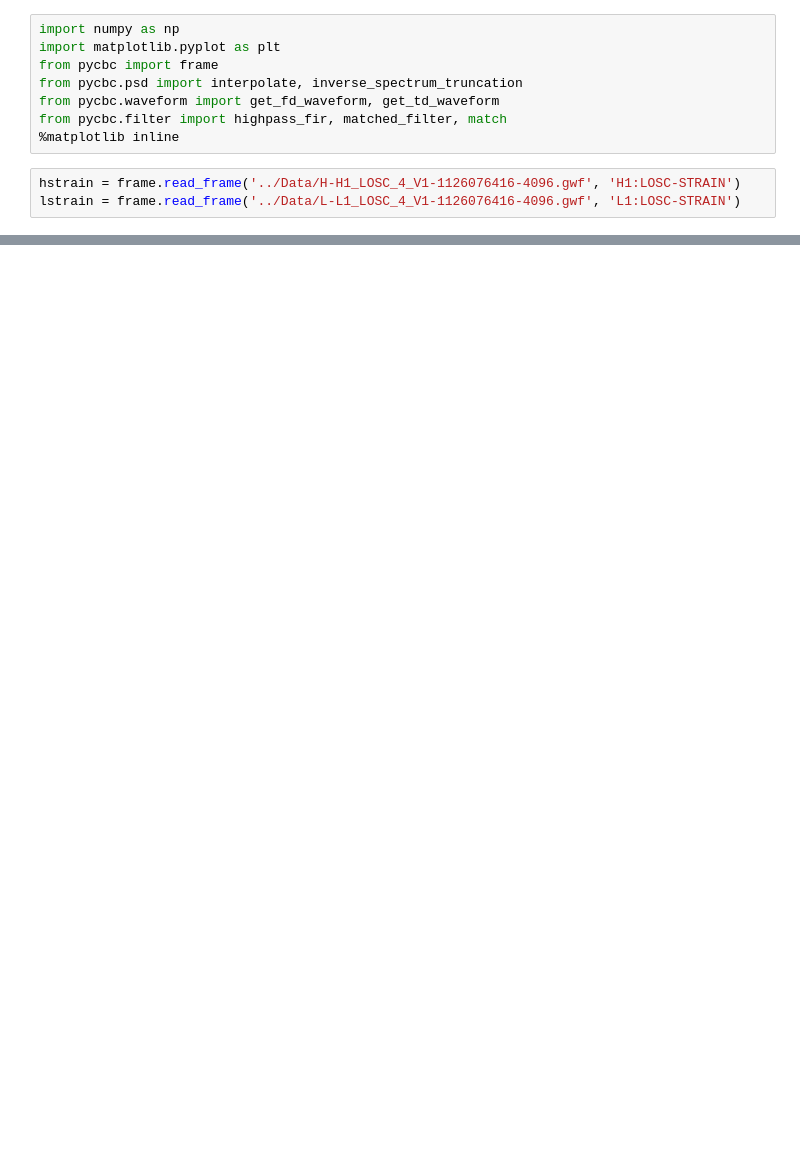
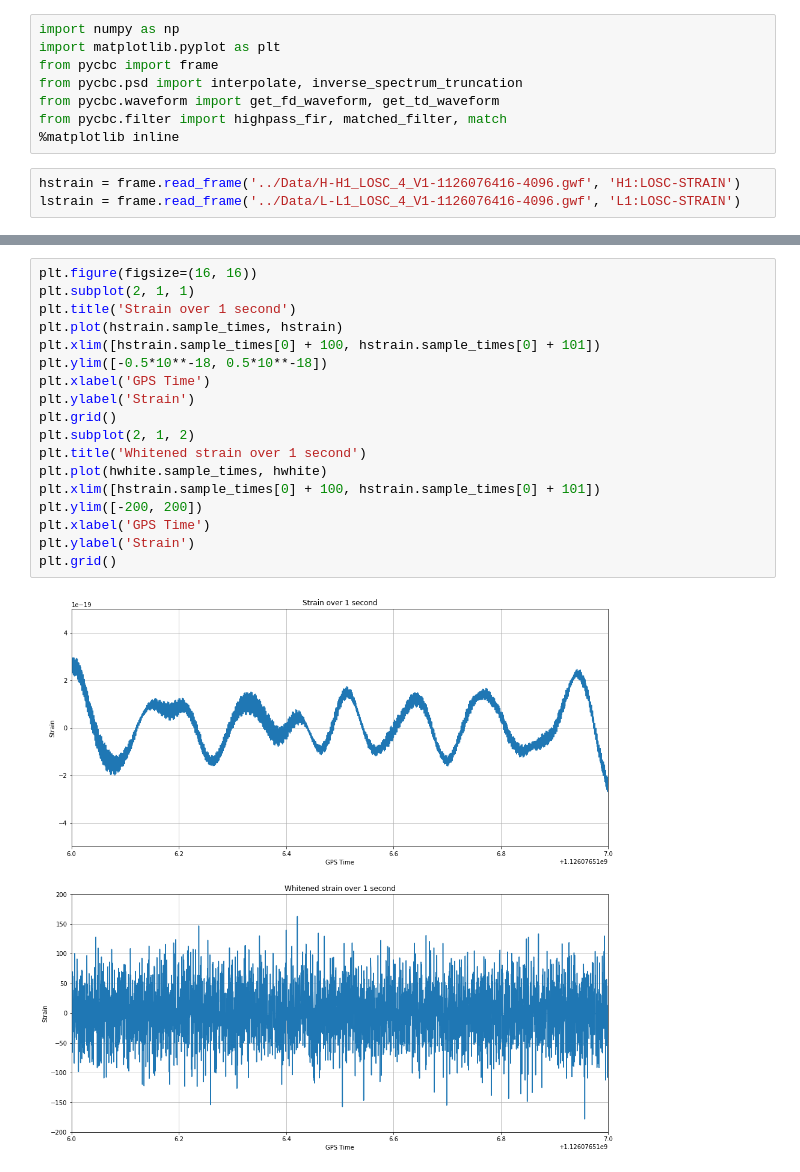
Before and after one commit to connor-mcisaac/gw_test, a Jupyter notebook: PyCBC/make_plots.ipynb, the cells around one changed output, grey strips where cells are left out. Cells and saved outputs as stored; diff of their text form; blank space fills up the shorter version.

```diff
--- a/PyCBC/make_plots.ipynb
+++ b/PyCBC/make_plots.ipynb
@@ -30,0 +58,20 @@ plt.imshow(q, cmap='viridis', origin='lower', aspect='auto', extent=[t[0], t[-1]
+# %%
+plt.figure(figsize=(16, 16))
+plt.subplot(2, 1, 1)
+plt.title('Strain over 1 second')
+plt.plot(hstrain.sample_times, hstrain)
+plt.xlim([hstrain.sample_times[0] + 100, hstrain.sample_times[0] + 101])
+plt.ylim([-0.5*10**-18, 0.5*10**-18])
+plt.xlabel('GPS Time')
+plt.ylabel('Strain')
+plt.grid()
+plt.subplot(2, 1, 2)
+plt.title('Whitened strain over 1 second')
+plt.plot(hwhite.sample_times, hwhite)
+plt.xlim([hstrain.sample_times[0] + 100, hstrain.sample_times[0] + 101])
+plt.ylim([-200, 200])
+plt.xlabel('GPS Time')
+plt.ylabel('Strain')
+plt.grid()
+# %% [output]
+[figure, added]
```
Also changed, not shown: parts of 11 cells of this notebook.
